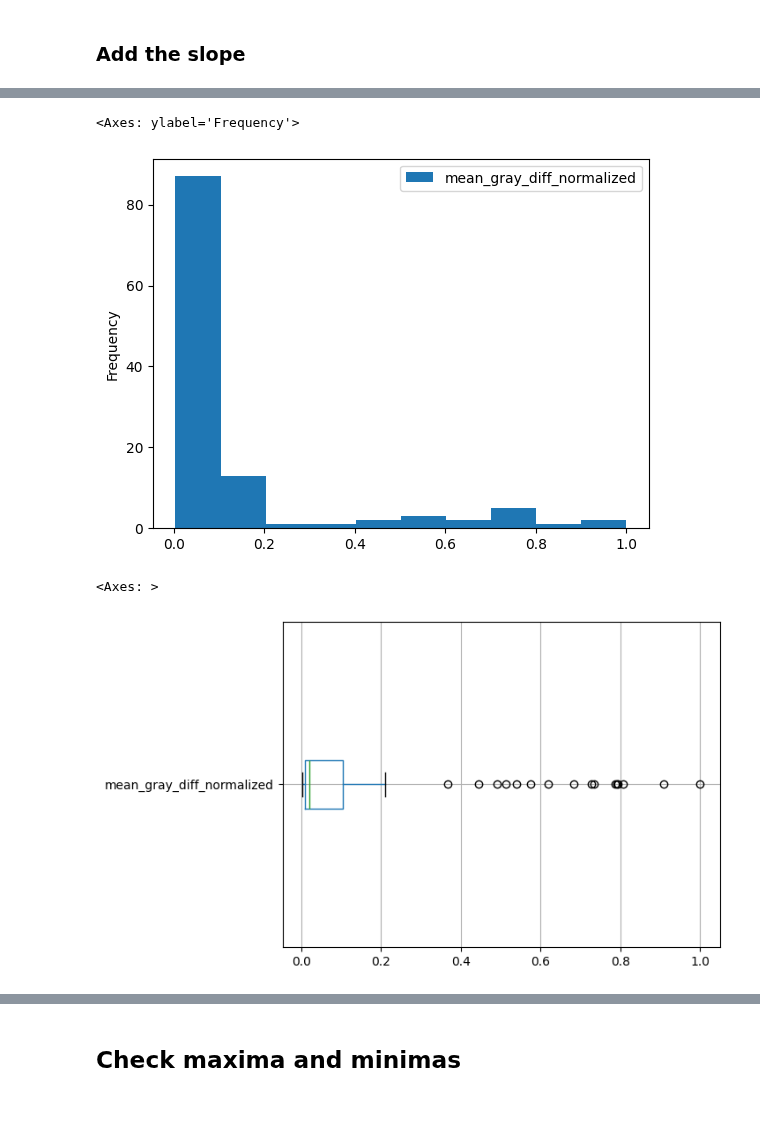
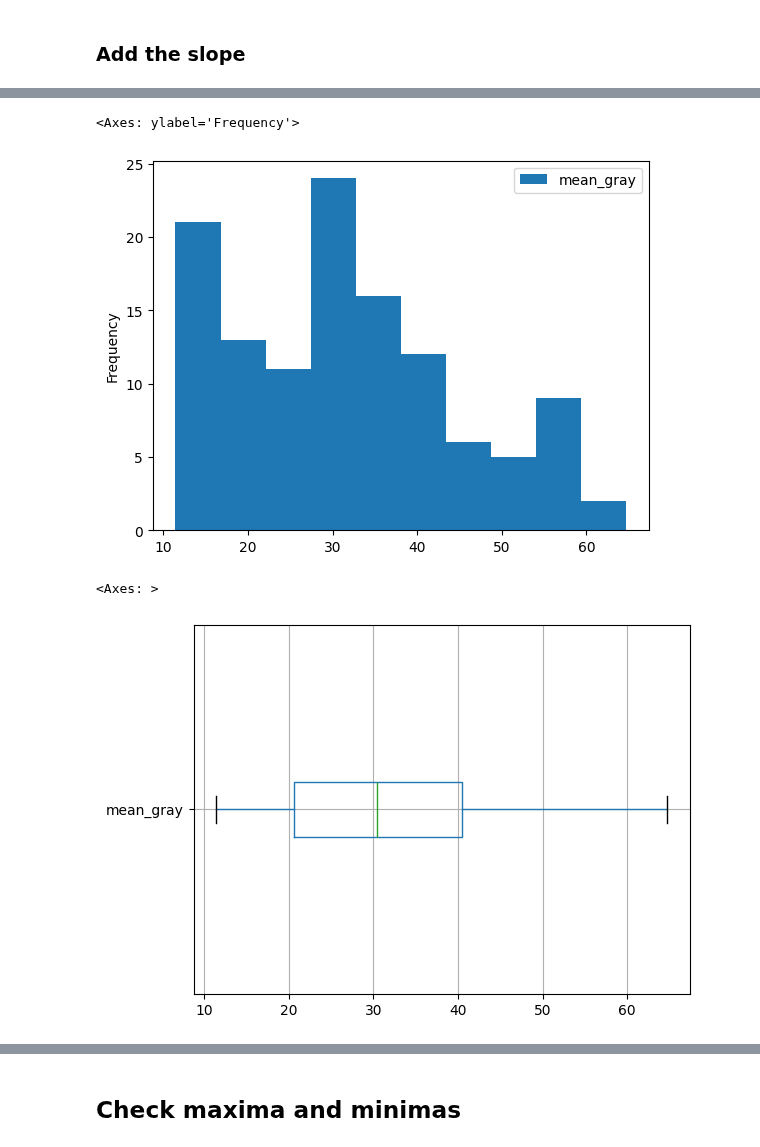
Before and after one commit to wiggle-bin/wiggle-notes, a Jupyter notebook: worms_actvitiy/DataActivityCorrelation.ipynb, the cells around one changed output, grey strips where cells are left out. Saved outputs shown, nothing was run; the diff lists cells and outputs as text; code cells hidden in the pictures; blank space fills up the shorter version.

```diff
--- a/worms_actvitiy/DataActivityCorrelation.ipynb
+++ b/worms_actvitiy/DataActivityCorrelation.ipynb
@@ -59,13 +59,13 @@ plt.show()
 
 Take out the days which have an extreme change in mean_gray level, caused by feeding moment, light entering bin or some adjustment to LED brightness
 # %%
-# Calculate the difference between consecutive rows
-df['mean_gray_diff'] = df['mean_gray'].diff().abs()
+# # Calculate the difference between consecutive rows
+# df['mean_gray_diff'] = df['mean_gray'].diff().abs()
 
-# Normalize the 'mean_gray_diff' column
-df.loc[:, 'mean_gray_diff_normalized'] = (df['mean_gray_diff'] - df['mean_gray_diff'].min()) / (df['mean_gray_diff'].max() - df['mean_gray_diff'].min())
+# # Normalize the 'mean_gray_diff' column
+# df.loc[:, 'mean_gray_diff_normalized'] = (df['mean_gray_diff'] - df['mean_gray_diff'].min()) / (df['mean_gray_diff'].max() - df['mean_gray_diff'].min())
 
-# Delete first row with NaN value
-df = df.dropna(subset=['mean_gray_diff'])
+# # Delete first row with NaN value
+# df = df.dropna(subset=['mean_gray_diff'])
 
-df['mean_gray_diff_normalized']
+# df['mean_gray_diff_normalized']
@@ -91,12 +76,12 @@ plt.show()
 # %% [markdown]
 ### Group by days
 # %%
-# Group by day
-df.resample('D', on='time').agg({
+# Group by hour
+df_by_day = df.resample('D', on='time').agg({
     'mean_gray': 'mean',
-    'mean_gray_diff': 'max',
-    'mean_gray_diff_normalized': 'max',
-    'count_pixels_lighter': lambda x: x.diff().abs().sum(),
+    # 'mean_gray_diff': 'mean',
+    # 'mean_gray_diff_normalized': 'max',
+    'count_pixels_lighter': 'sum',
 })
 df_by_day
 # %% [output]
@@ -134,7 +119,7 @@ df_by_day.head()
 df_by_day.loc[:, 'slope'] = df_by_day['mean_gray'].diff() / df_by_day.index.to_series().diff().dt.days
 
 # Drop the first row as it will have NaN slope
-df_by_day = df_by_day.dropna(subset=['slope'])
+# df_by_day = df_by_day.dropna(subset=['slope'])
 
 df_by_day
 # %% [output]
@@ -155,11 +140,11 @@ df_by_day
 # %%
-df_by_day.plot(kind='hist', y='mean_gray_diff_normalized')
+df_by_day.plot(kind='hist', y='mean_gray')
 # %% [output]
 <Axes: ylabel='Frequency'>
-[figure, old version]
+[figure, new version]
 # %%
-df_by_day.boxplot(column='mean_gray_diff_normalized', vert=False)
+df_by_day.boxplot(column='mean_gray', vert=False)
 # %% [output]
 <Axes: >
-[figure, old version]
+[figure, new version]
 # %%
```
Also changed, not shown: parts of 10 cells of this notebook, 2 other files.
